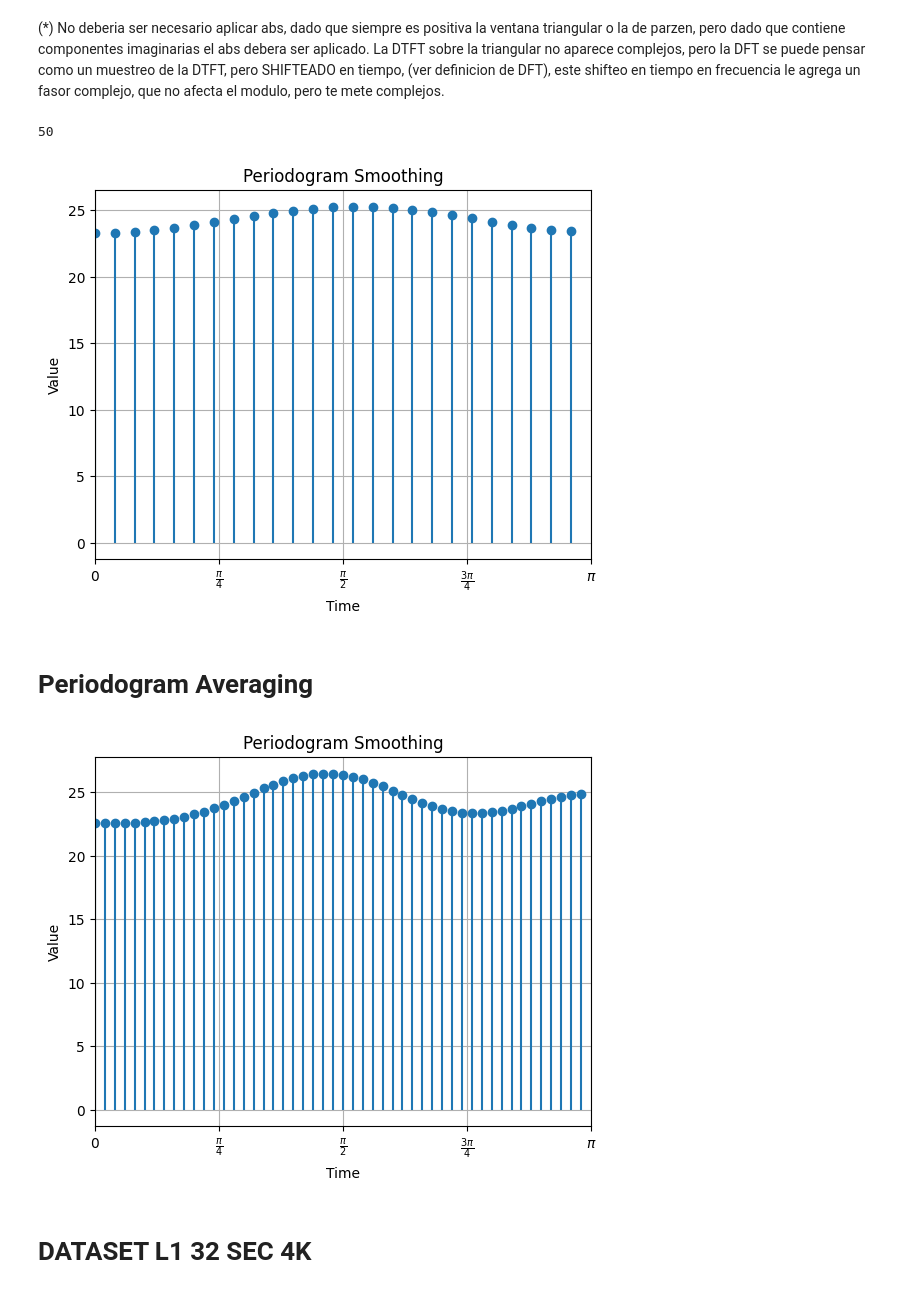
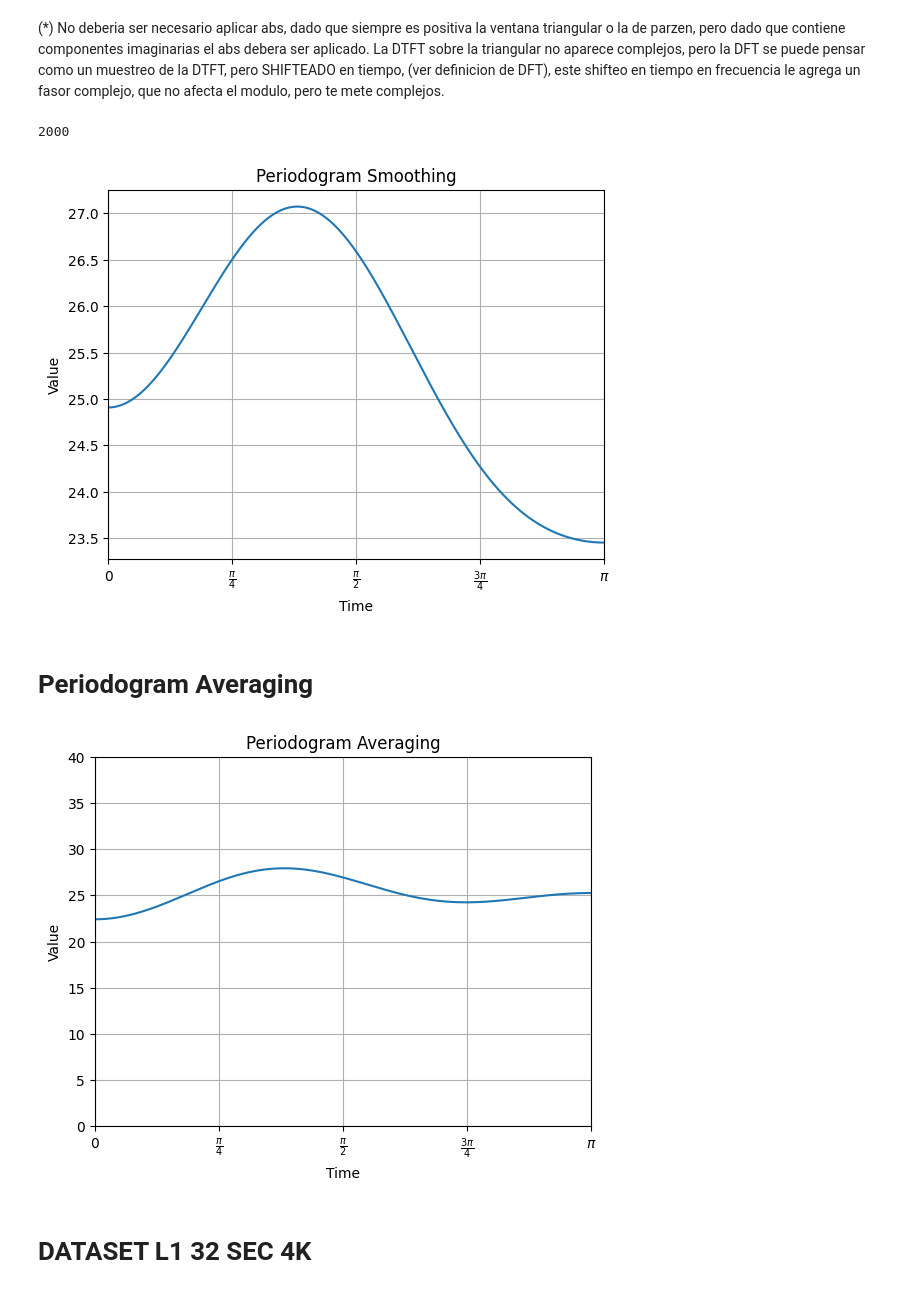
Before and after one commit to bautistasch/PASA, a Jupyter notebook: periodogram.ipynb, the cells around one changed output. Drawn from its saved outputs; the diff is of its cells as text; code cells hidden in the pictures.

```diff
--- a/periodogram.ipynb
+++ b/periodogram.ipynb
@@ -89,7 +89,7 @@ mean = 0
 std = 5
 noise = np.random.normal(mean, std, 1000) # Ruido blanco gaussiano
 
-p, w = periodogram(noise)
+p, w = periodogram(noise, 1000)
 
 plt.plot(w, p, linestyle='-', color='b')
 plt.title('biased vs unbiased')
@@ -145,17 +145,19 @@ def periodogram_smoothing(x, L, N_FFT):
     window = signal.get_window(window="bartlett", Nx=2*L-1, fftbins= False)
     rxx_windowed = rxx*window
 
-    Rxx = np.abs(fft.fft(rxx_windowed, n = N_FFT)) # (*) ver MARKDOWN ABAJO
-    w = fft.fftfreq(N_FFT, d=1.0) * 2 * np.pi
+    Rxx = np.abs(fft.fftshift(fft.fft(rxx_windowed, n = N_FFT))) # (*) ver MARKDOWN ABAJO
+    w = fft.fftshift(fft.fftfreq(N_FFT, d=1.0)) * 2 * np.pi
     return Rxx, w
 # %% [markdown]
 (*) No deberia ser necesario aplicar abs, dado que siempre es positiva la ventana triangular o la de parzen, pero dado que contiene componentes imaginarias el abs debera ser aplicado. La DTFT sobre la triangular no aparece complejos, pero la DFT se puede pensar como un muestreo de la DTFT, pero SHIFTEADO en tiempo, (ver definicion de DFT), este shifteo en tiempo en frecuencia le agrega un fasor complejo, que no afecta el modulo, pero te mete complejos.
 # %%
-Rxx, w = periodogram_smoothing(noise, 5, 50)
+Rxx, w = periodogram_smoothing(noise[0:1000], 5, 2000)
+
 print(len(Rxx))
 # plt.plot(rxx)
 # plt.plot(window)
-plt.stem(w, Rxx,basefmt=" ")
+plt.plot(w, Rxx)
+
 plt.title('Periodogram Smoothing')
 
 pi_ticks = np.arange(-np.pi, np.pi + 0.1, np.pi/4)
@@ -167,8 +169,8 @@ plt.xlim(0, np.pi)
 plt.grid(True)
 plt.show()
 # %% [output]
-50
+2000
-[figure, old version]
+[figure, new version]
 # %%
 def pulse(n, M):
     return np.array([1 if (np.abs(nVal) <= (M-1)/2) else 0 for nVal in n])
@@ -181,28 +183,29 @@ def periodogram_averaging(x, L, D, N_FFT): # procurar que N_FFT > 2L-1
     Rx = np.zeros(N_FFT)
     for i in range(0, num_segmentos):
         x_seg = x[i*D : i*D + L]
-        Rx += 1/L * np.abs(fft.fft(x_seg, N_FFT))**2
+        Rx += 1/L * np.abs(fft.fftshift(fft.fft(x_seg, N_FFT)))**2
 
     Rx = Rx/num_segmentos
-    w = fft.fftfreq(N_FFT, d=1.0) * 2 * np.pi
+    w = fft.fftshift(fft.fftfreq(N_FFT, d=1.0)) * 2 * np.pi
     return Rx, w
 # %%
-Rxx, w = periodogram_averaging(noise, 5, 5, 100)
+Rxx, w = periodogram_averaging(noise, 4, 4, 1000)
 
-plt.stem(w, Rxx,basefmt=" ")
-plt.title('Periodogram Smoothing')
+plt.plot(w, Rxx)
+plt.title('Periodogram Averaging')
 
 pi_ticks = np.arange(-np.pi, np.pi + 0.1, np.pi/4)
 pi_labels = [r'$-\pi$', r'$-\frac{3\pi}{4}$', r'$-\frac{3\pi}{2}$',r'$-\frac{\pi}{4}$', '0', r'$\frac{\pi}{4}$', r'$\frac{\pi}{2}$',r'$\frac{3\pi}{4}$', r'$\pi$']
 plt.xticks(pi_ticks, pi_labels)
 
 plt.xlabel('Time')
 plt.ylabel('Value')
+plt.ylim(0,40)
 plt.xlim(0, np.pi)
 plt.grid(True)
 plt.show()
 # %% [output]
-[figure, old version]
+[figure, new version]
 # %% [markdown]
 # DATASET L1 32 SEC 4K
 # %%
```
Also changed, not shown: parts of 14 cells of this notebook.
